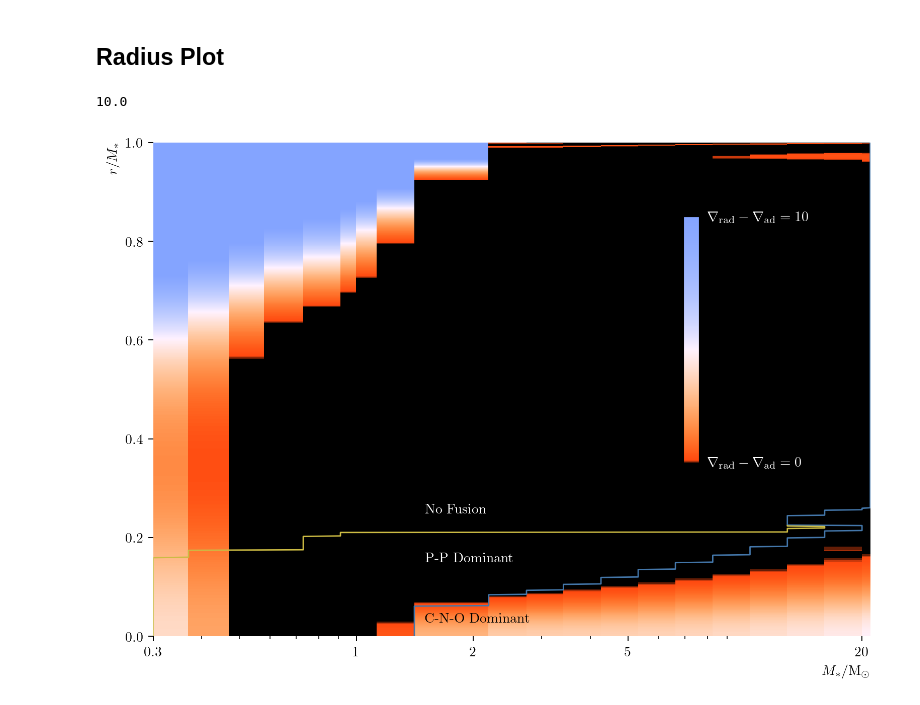
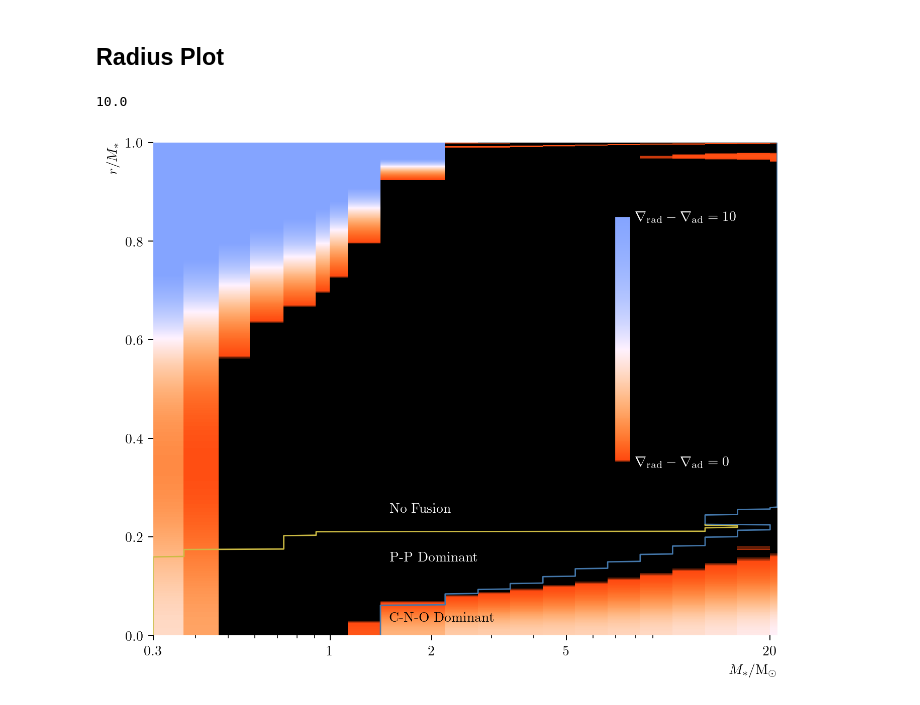
Before and after one commit to Professor-G/MESA, a Jupyter notebook: assignment_16.1.ipynb, the cells around one changed output. Drawn from its saved outputs; the diff is of its cells as text; code cells hidden in the pictures.

Commit message:
Fixed a clipping issue on r_heatmap.png

```diff
--- a/assignment_16.1.ipynb
+++ b/assignment_16.1.ipynb
@@ -545,31 +545,32 @@ X, Y = np.meshgrid(np.append(masses, 21), np.append(rad_pro, 1.01))
 im = ax.pcolor(X, Y, np.log10(1 + convects.T),
             #    extent=[masses[0], masses[-1], 0, 1], interpolation="nearest",
             #    aspect="auto", origin="lower"
                cmap=bbody_cmap)
 
 ax.plot(cno_boundary, mass_pro)
 ax.plot(pp_boundary, mass_pro, color=[0.8, 0.733, 0.267])
 ax.grid(False)
 # ax.set_yscale("log")
 fig.set_facecolor("white")
 ax.set_xscale("log")
 ax.set_xlim(0.3, 21)
 ax.set_ylim(0, 1.0)
 ax.xaxis.set_major_formatter(mass_ticks)
 ax.xaxis.set_ticks([0.3, 1, 2, 5, 20])
 cbar = fig.colorbar(im, ticks=[], shrink=0.5, aspect=15, location="right",
                     pad=-0.3, anchor=(1, 0.7))
 ax.set_xlabel(r"$M_*/\mathrm{M_\odot}$")
 ax.set_ylabel(r"$r/M_*$")
 ax.annotate(r"$\nabla_\mathrm{rad} - \nabla_{\mathrm{ad}}=10$", (8, 0.842),
             c="white", zorder=5)
 ax.annotate(r"$\nabla_\mathrm{rad} - \nabla_{\mathrm{ad}}=0$", (8, 0.345),
             c="white", zorder=5)
 ax.annotate("No Fusion", (1.5, 0.25), color="white")
 ax.annotate("P-P Dominant", (1.5, 0.15), color="white")
 ax.annotate("C-N-O Dominant", (1.5, 0.0275), color="k")
+fig.subplots_adjust(right=0.8)
 fig.savefig("r_heatmap.png", dpi=400)
 print(convects.max())
 # %% [output]
 10.0
-[figure, old version]
+[figure, new version]
```
Also changed, not shown: 1 other file.
